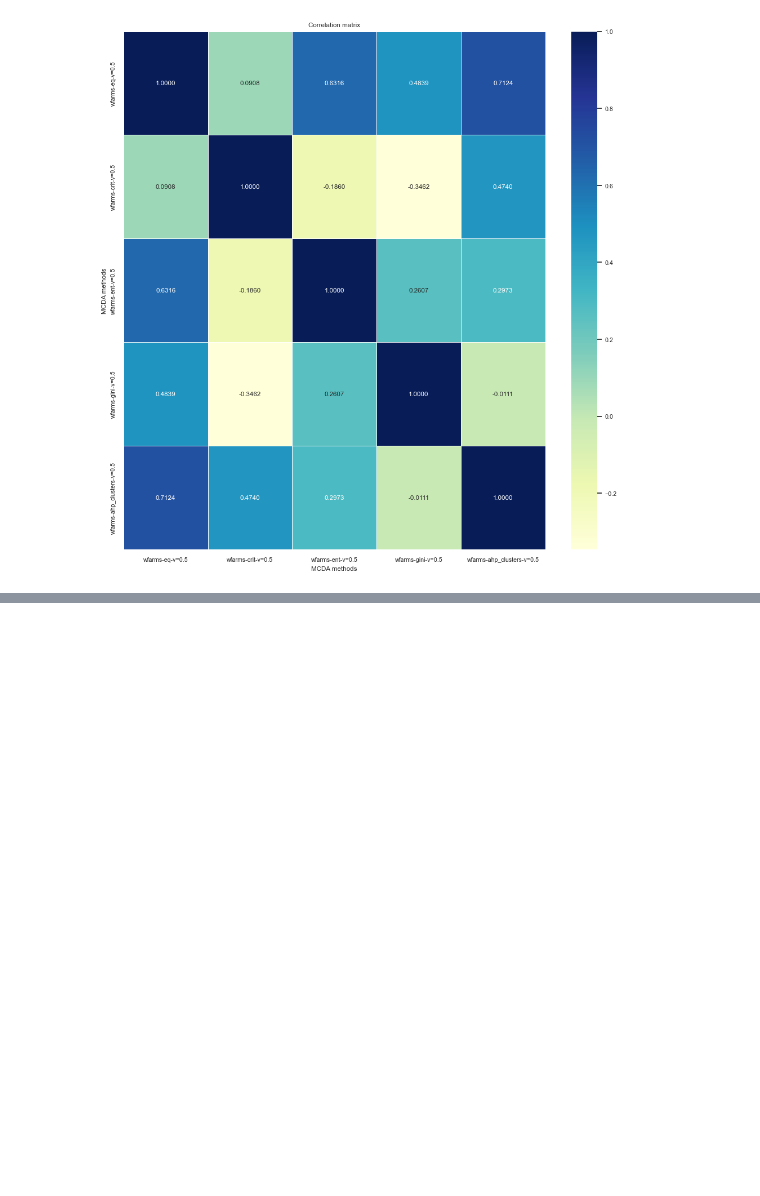
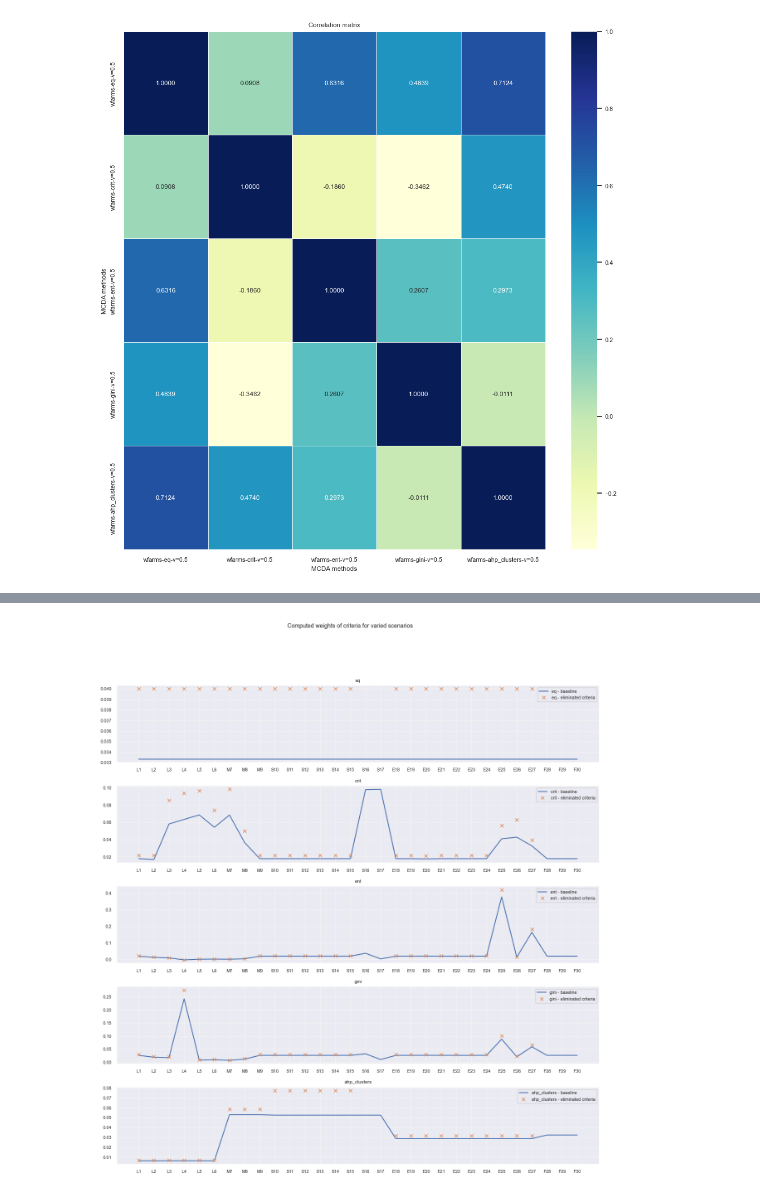
Before and after one commit to arturkarczmarczyk/vikorvanalysis, a Jupyter notebook: article.ipynb, the cells around one changed output, grey strips where cells are left out. Cells and saved outputs as stored; diff of their text form; code cells hidden in the pictures; blank space fills up the shorter version.

```diff
--- a/article.ipynb
+++ b/article.ipynb
@@ -378,0 +407,5 @@ experiment.heatmap_ahp_correlations()
+# %%
+experiment.draw_ahp_and_elim_weights_plots()
+plt.show()
+# %% [output]
+[figure, added]
```
Also changed, not shown: parts of 13 cells of this notebook, 1 other file.
